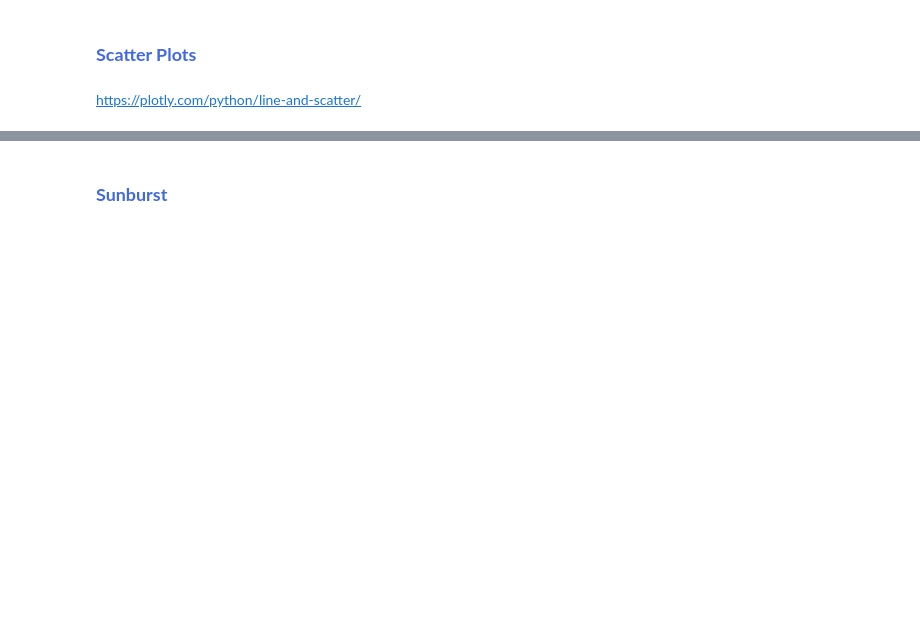
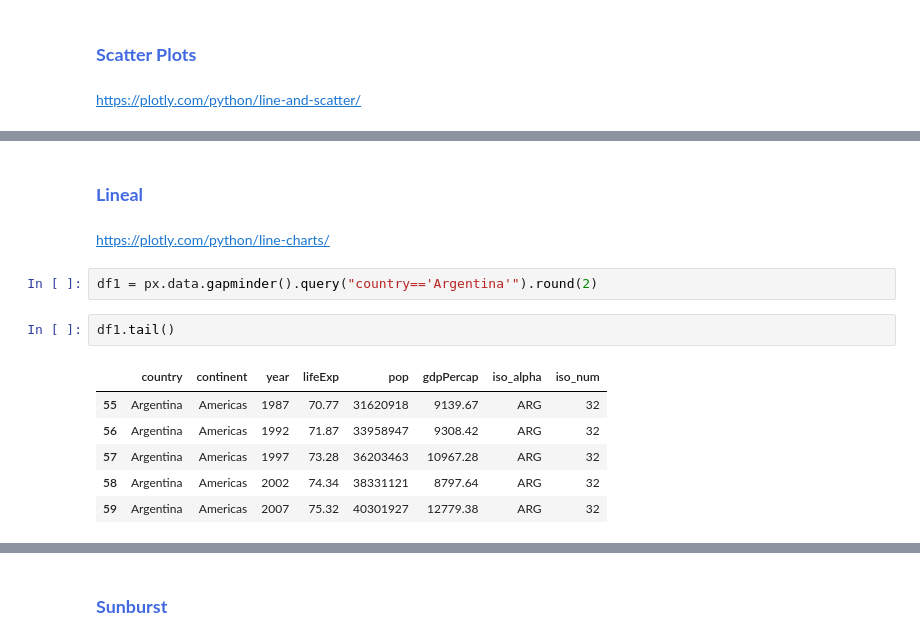
Before and after one commit to cristiandarioortegayubro/P4DA, a Jupyter notebook: plotly_001.ipynb, the cells around one changed output, grey strips where cells are left out. Drawn from its saved outputs; the diff is of its cells as text; blank space fills up the shorter version.

```diff
--- a/plotly_001.ipynb
+++ b/plotly_001.ipynb
@@ -161,3 +163,18 @@ px.scatter_geo(df,
                labels = {"gdpPercap":"Producto Bruto Interno"})
 # %% [output]
 [interactive output not drawn]
+# %% [markdown]
+### **<font color="RoyalBlue">Lineal</font>**
+# %% [markdown]
+https://plotly.com/python/line-charts/
+# %%
+df1 = px.data.gapminder().query("country=='Argentina'").round(2)
+# %%
+df1.tail()
+# %% [output]
+|  | country | continent | year | lifeExp | pop | gdpPercap | iso_alpha | iso_num |
+| 55 | Argentina | Americas | 1987 | 70.77 | 31620918 | 9139.67 | ARG | 32 |
+| 56 | Argentina | Americas | 1992 | 71.87 | 33958947 | 9308.42 | ARG | 32 |
+| 57 | Argentina | Americas | 1997 | 73.28 | 36203463 | 10967.28 | ARG | 32 |
+| 58 | Argentina | Americas | 2002 | 74.34 | 38331121 | 8797.64 | ARG | 32 |
+| 59 | Argentina | Americas | 2007 | 75.32 | 40301927 | 12779.38 | ARG | 32 |
```
Also changed, not shown: parts of 25 cells of this notebook.
